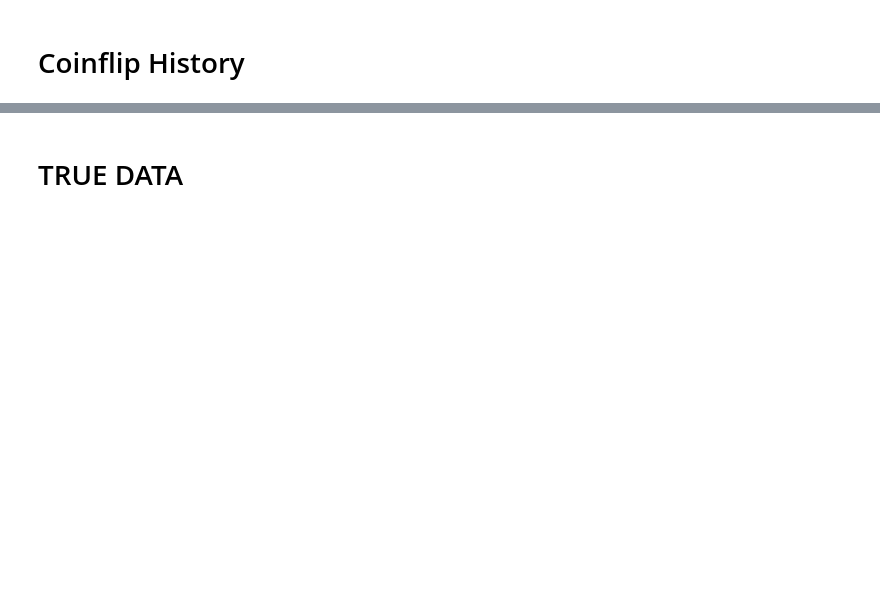
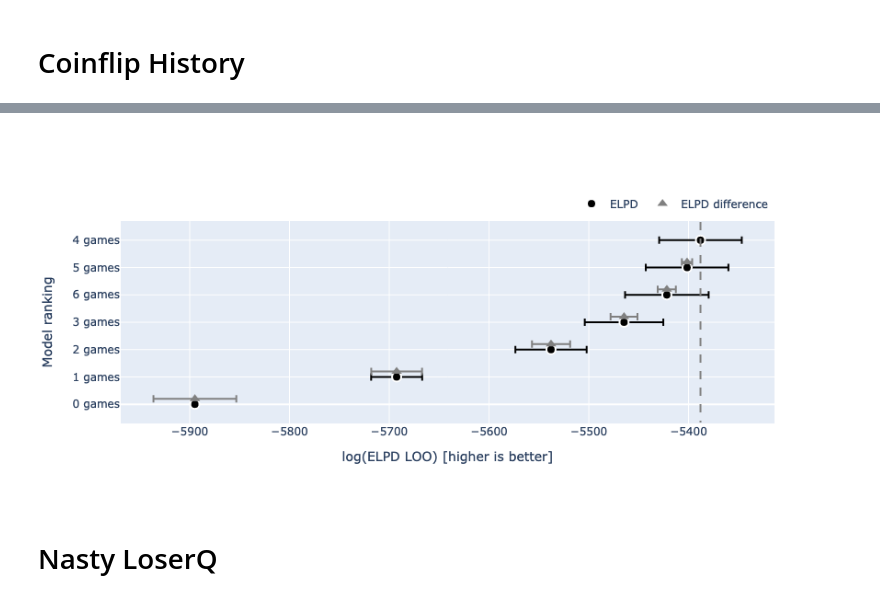
Before and after one commit to renecotyfanboy/leagueProject, a Jupyter notebook: validation.ipynb, the cells around one changed output, grey strips where cells are left out. Saved outputs shown, nothing was run; the diff lists cells and outputs as text; code cells hidden in the pictures; blank space fills up the shorter version.

```diff
--- a/validation.ipynb
+++ b/validation.ipynb
@@ -258,0 +44,7 @@ az.plot_compare(az.compare(dict_of_id));
+# %%
+from leaguedata.inference import fit_history_with_dmc
+
+mock_history = generate_obvious_loser_q(number_of_players=100, number_of_games=85)
+dict_of_id = fit_history_with_dmc(mock_history)
+compare_dataframe = az.compare(dict_of_id)
+compare_dataframe
@@ -259,2 +60,6 @@ az.plot_compare(az.compare(dict_of_id));
+# %%
+plot_compare_plotly(compare_dataframe);
+# %% [output]
+[figure, added]
 # %% [markdown]
-# TRUE DATA
+# Nasty LoserQ
```
Also changed, not shown: parts of 18 cells of this notebook, 4 other files.
